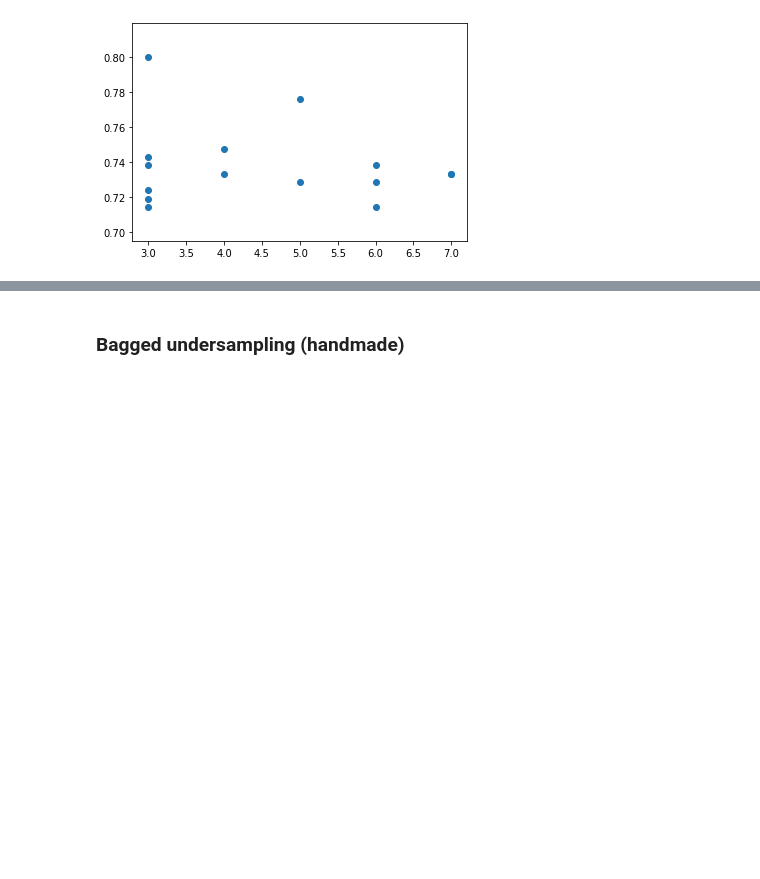
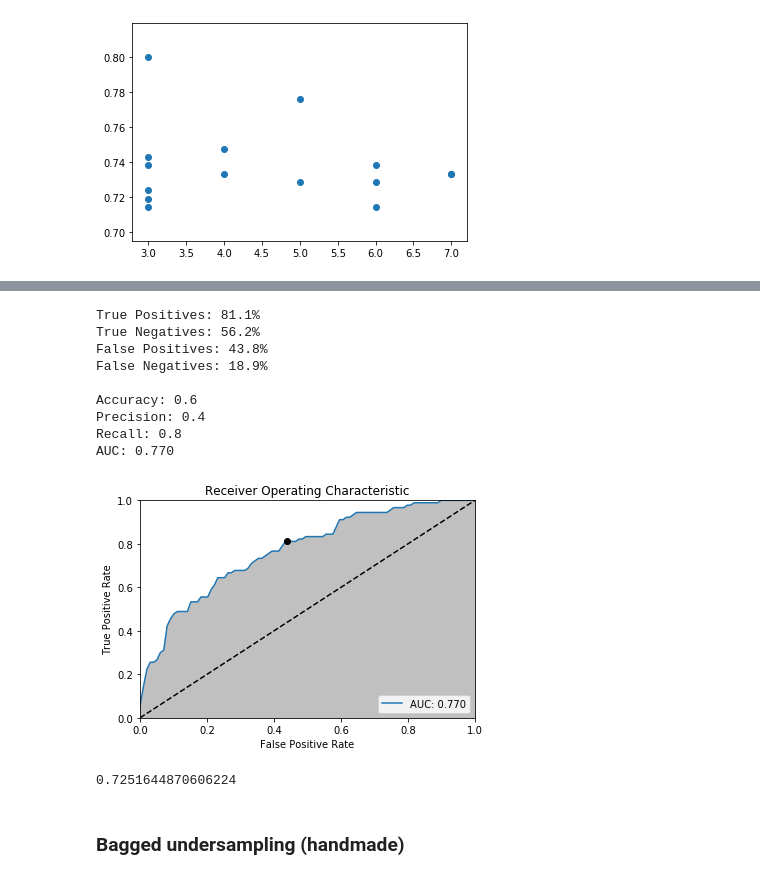
Before and after one commit to ayorgo/german-credit, a Jupyter notebook: prediction.ipynb, the cells around one changed output, grey strips where cells are left out. Saved outputs shown, nothing was run; the diff lists cells and outputs as text; code cells hidden in the pictures; blank space fills up the shorter version.

```diff
--- a/prediction.ipynb
+++ b/prediction.ipynb
@@ -328,7 +331,7 @@ randcv_budget = 30
 scoring = 'recall'
 
 for inner_splits, outer_splits in product(inner, outer):
-    results = compare_classifiers(X, y, ests, scoring, num_trials, inner_splits, outer_splits, randcv_budget)
+    results = compare_classifiers(X, y, ests, scoring, num_trials, inner_splits, outer_splits, randcv_budget=randcv_budget)
     visualise_scores(results, y, scoring, balance, inner_splits, outer_splits)
 # %% [markdown]
 ### EasyEnsemble
@@ -414,0 +460,24 @@ list(zip(get_param('learning_rate'), scores))
+# %%
+# Measure performance on the test set
+
+from utils import collect_metrics, visualize_metrics, aggregate_metrics
+
+best_estimator = estimators[21]
+best_model = [{'estimator': best_estimator,
+               'y_test': y_test,
+               'y_pred_proba': best_estimator.predict_proba(X_test)[:, 1]}]
+
+# Visualize the metrics
+best_metrics = aggregate_metrics(list(collect_metrics(best_model, 0.5)))
+visualize_metrics(best_metrics)
+# %% [output]
+True Positives: 81.1%
+True Negatives: 56.2%
+False Positives: 43.8%
+False Negatives: 18.9%
+
+Accuracy: 0.6
+Precision: 0.4
+Recall: 0.8
+AUC: 0.770
+[figure, added]
@@ -414,0 +503,4 @@ list(zip(get_param('learning_rate'), scores))
+# %%
+scores[21]
+# %% [output]
+0.7251644870606224
```
Also changed, not shown: parts of 20 cells of this notebook.
